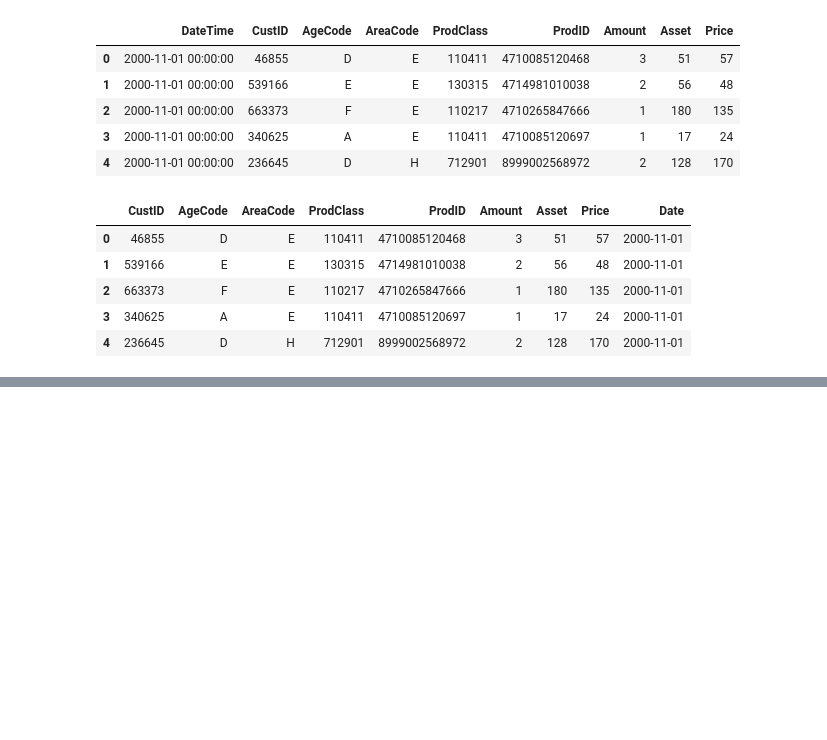
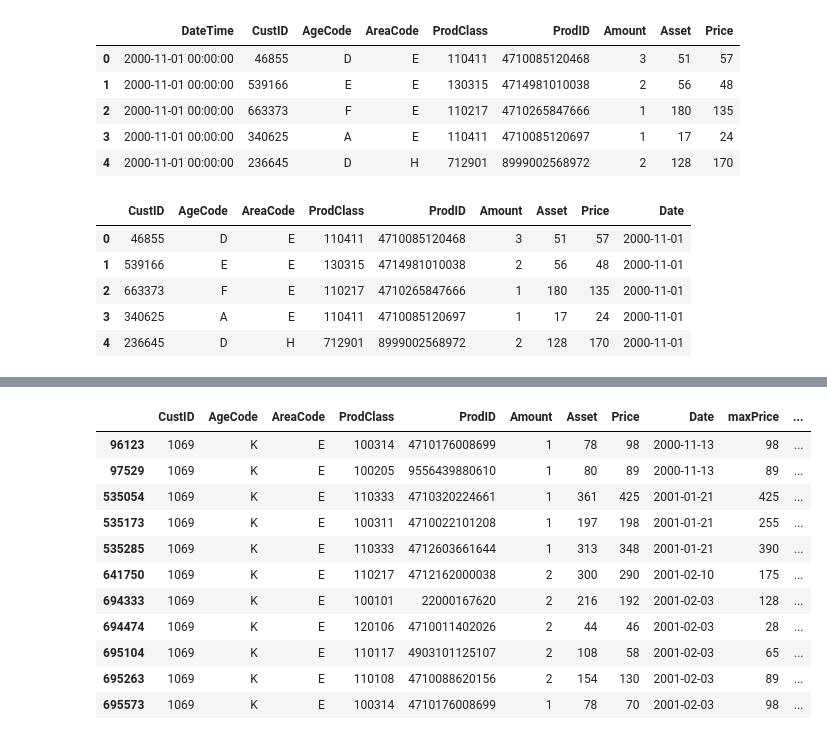
Before and after one commit to dwpsutton/market-basket, a Jupyter notebook: process_data.ipynb, the cells around one changed output, grey strips where cells are left out. Cells and saved outputs as stored; diff of their text form; code cells hidden in the pictures; blank space fills up the shorter version.

```diff
--- a/process_data.ipynb
+++ b/process_data.ipynb
@@ -56,0 +72,17 @@ plt.plot(df.Price,df.maxPrice,'b.')
+# %%
+# Add recency to purchases.
+def get_recency(x):
+    oad= [ datetime.datetime.combine( y,datetime.datetime.min.time() )
+          for y in x.Date ]
+    diff= np.zeros( len(oad) ) + 100.
+    for j in range(len(oad)):
+        d= oad[j]
+        ok= []
+        for jj in range(len(oad)):
+            if d > oad[jj]:
+                buff= (d-oad[jj]).days
+                if buff < diff[j]:
+                    diff[j]= buff
+    return diff
+#
+basket_values= df.groupby(['CustID']).apply(get_recency)
@@ -56,0 +99,2 @@ plt.plot(df.Price,df.maxPrice,'b.')
+# %%
+df.loc[:,'Recency']= 100.
@@ -56,0 +103,18 @@ plt.plot(df.Price,df.maxPrice,'b.')
+# %%
+for i in df.CustID.unique():
+    df.loc[df.CustID == i,'Recency']= basket_values[i]
+# %%
+df[df.CustID == 1069]
+# %% [output]
+|  | CustID | AgeCode | AreaCode | ProdClass | ProdID | Amount | Asset | Price | Date | maxPrice | ... |
+| 96123 | 1069 | K | E | 100314 | 4710176008699 | 1 | 78 | 98 | 2000-11-13 | 98 | ... |
+| 97529 | 1069 | K | E | 100205 | 9556439880610 | 1 | 80 | 89 | 2000-11-13 | 89 | ... |
+| 535054 | 1069 | K | E | 110333 | 4710320224661 | 1 | 361 | 425 | 2001-01-21 | 425 | ... |
+| 535173 | 1069 | K | E | 100311 | 4710022101208 | 1 | 197 | 198 | 2001-01-21 | 255 | ... |
+| 535285 | 1069 | K | E | 110333 | 4712603661644 | 1 | 313 | 348 | 2001-01-21 | 390 | ... |
+| 641750 | 1069 | K | E | 110217 | 4712162000038 | 2 | 300 | 290 | 2001-02-10 | 175 | ... |
+| 694333 | 1069 | K | E | 100101 | 22000167620 | 2 | 216 | 192 | 2001-02-03 | 128 | ... |
+| 694474 | 1069 | K | E | 120106 | 4710011402026 | 2 | 44 | 46 | 2001-02-03 | 28 | ... |
+| 695104 | 1069 | K | E | 110117 | 4903101125107 | 2 | 108 | 58 | 2001-02-03 | 65 | ... |
+| 695263 | 1069 | K | E | 110108 | 4710088620156 | 2 | 154 | 130 | 2001-02-03 | 89 | ... |
+| 695573 | 1069 | K | E | 100314 | 4710176008699 | 1 | 78 | 70 | 2001-02-03 | 98 | ... |
```
Also changed, not shown: parts of 17 cells of this notebook.
